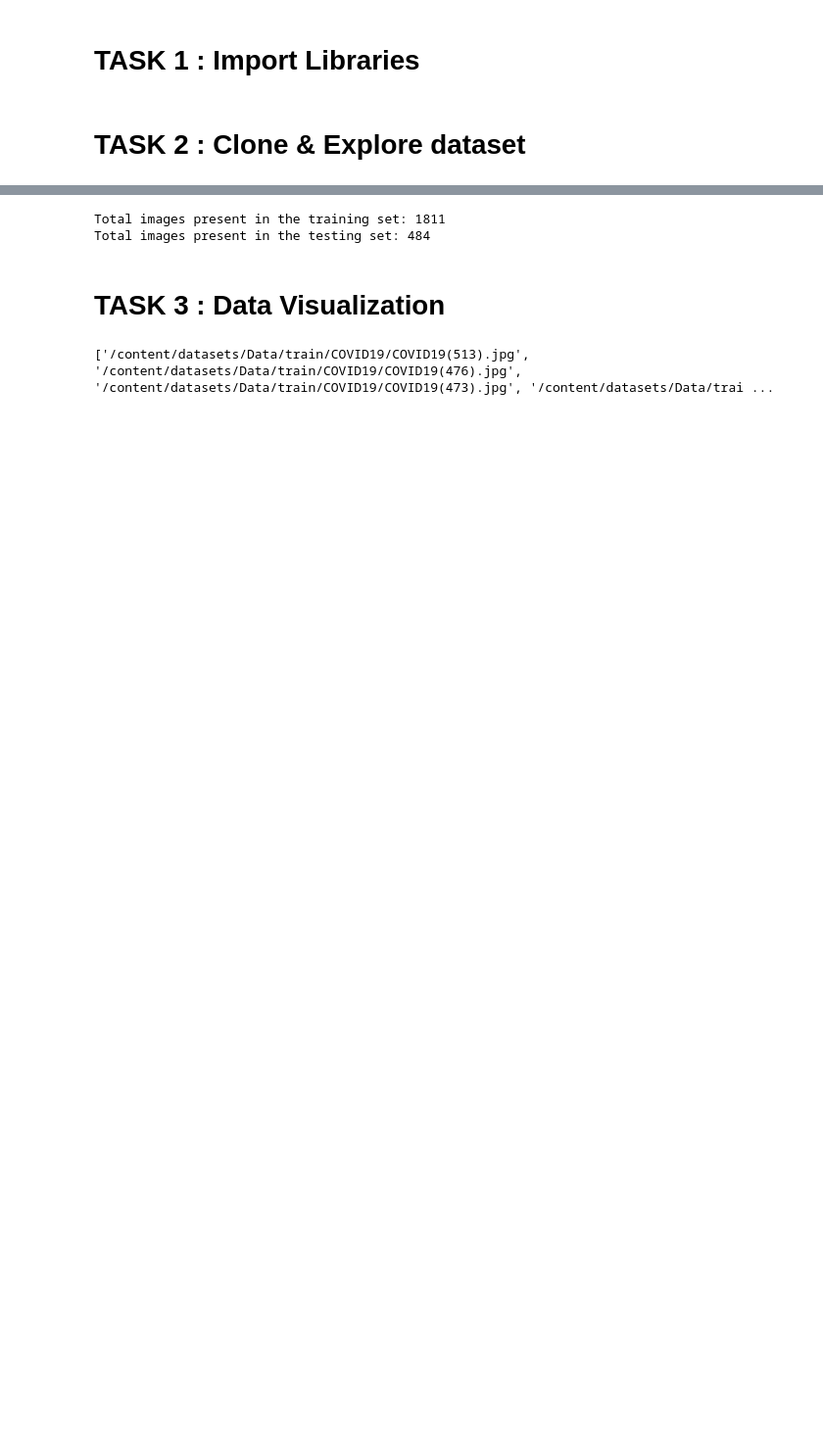
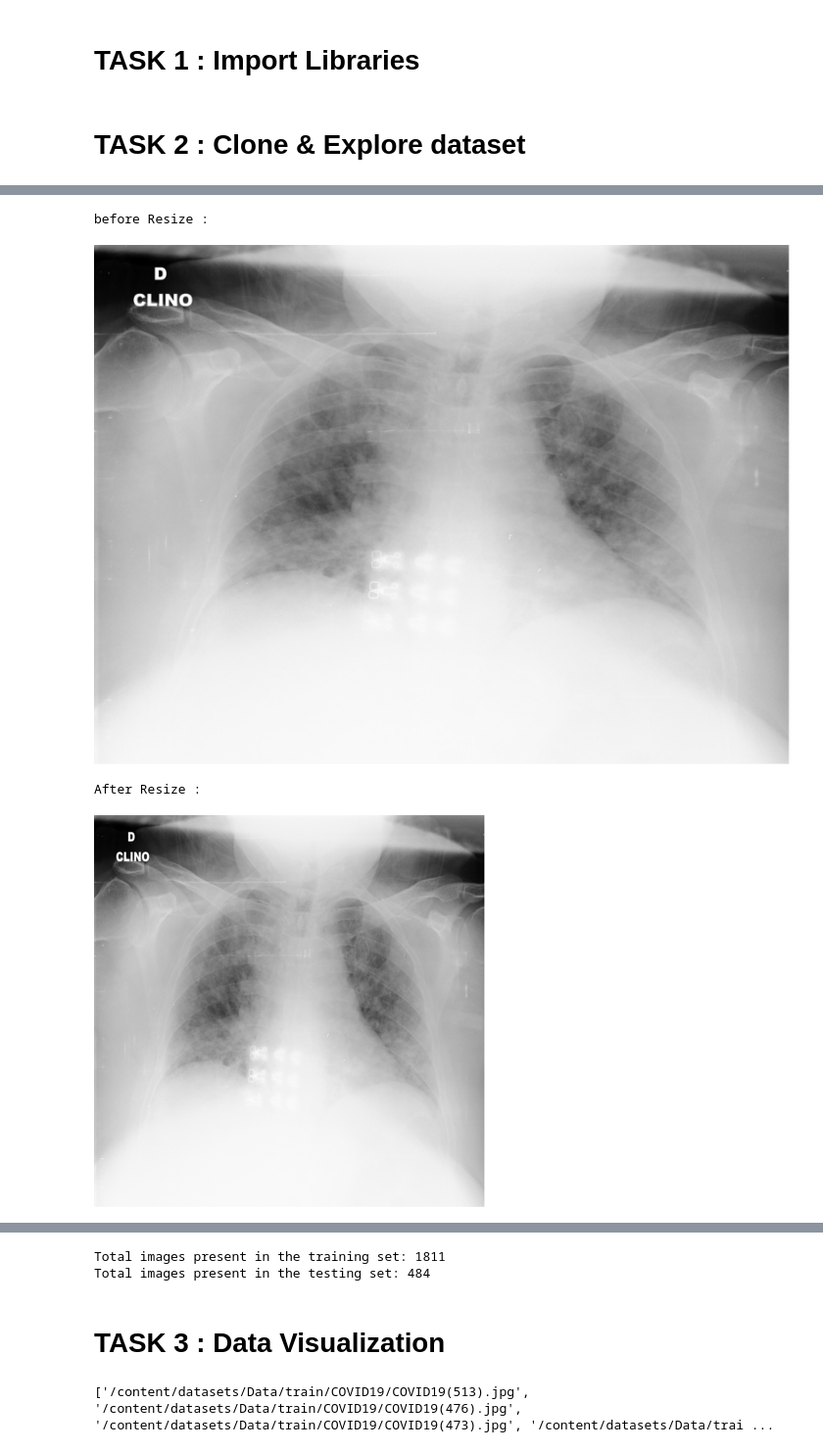
Before and after one commit to PradeepKumarM30/practiceAndLearn, a Jupyter notebook: transferlearning/stepdrageffnetmilestone1.ipynb, the cells around one changed output, grey strips where cells are left out. Shown at 98% size. Saved outputs shown, nothing was run; the diff lists cells and outputs as text; code cells hidden in the pictures; blank space fills up the shorter version.

```diff
--- a/transferlearning/stepdrageffnetmilestone1.ipynb
+++ b/transferlearning/stepdrageffnetmilestone1.ipynb
@@ -143,3 +143,26 @@ the max y index is  0
+# %%
+directory = train_covid_dir
+count = 0;
+for filename in os.listdir(directory):
+    image = os.path.join(directory, filename)
+    # checking if it is a file
+    if os.path.isfile(image):
+        im = Image.open(image)
+        if(count == 1):
+          print("before Resize :")
+          im.show()
+          display(im)
+        new_image = im.resize((400,400),)
+        if(count == 1):
+          print("After Resize :")
+          new_image.show()
+          display(new_image)
+        count += 1
+# %% [output]
+before Resize :
+[figure, added]
+After Resize :
+[figure, added]
 # %%
 print(master_list)
 # %% [output]
```
Also changed, not shown: parts of 10 cells of this notebook.
